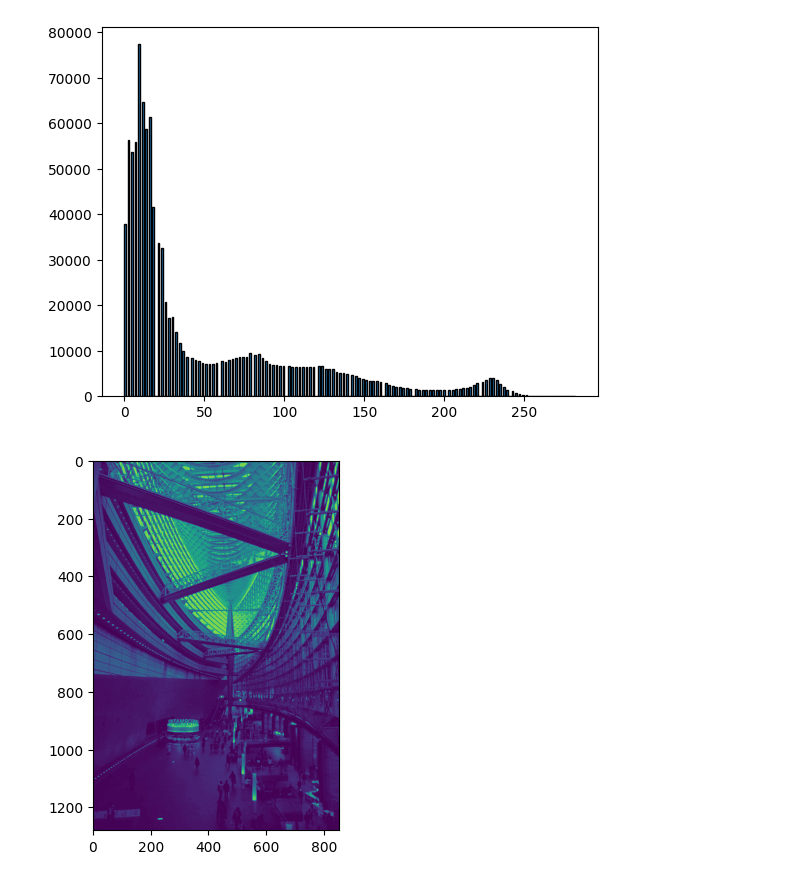
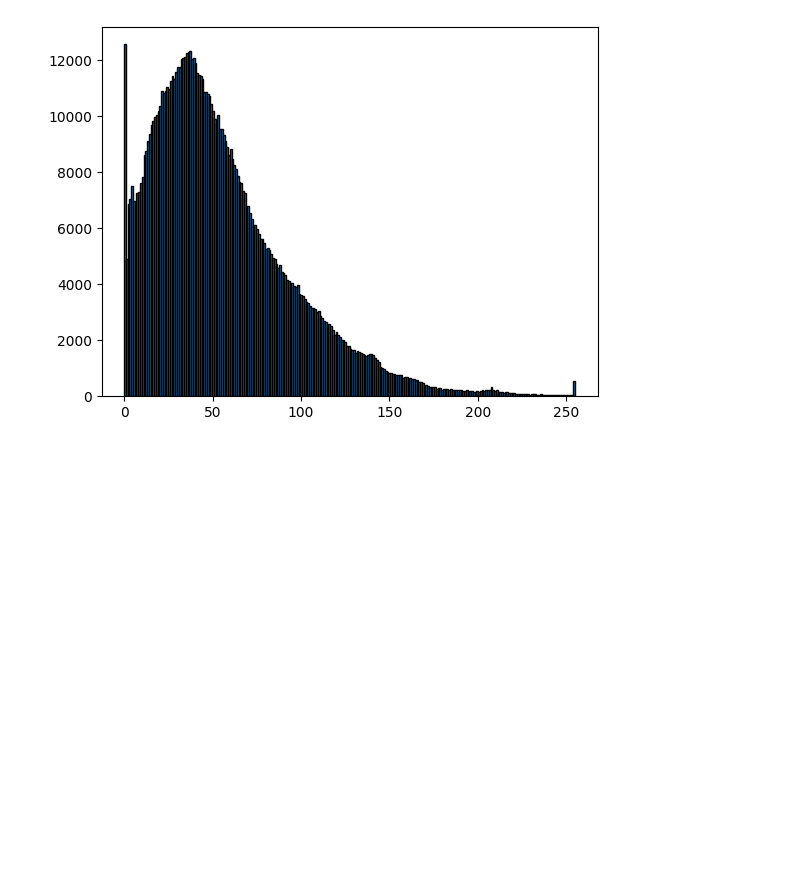
Before and after one commit to FlorianCochachin/procesamiento-imagenes-unmsm, a Jupyter notebook: src/Histograma.ipynb, the cells around one changed output. Drawn from its saved outputs; the diff is of its cells as text; code cells hidden in the pictures; blank space fills up the shorter version.

```diff
--- a/src/Histograma.ipynb
+++ b/src/Histograma.ipynb
@@ -4,7 +4,8 @@ import os
 import matplotlib.pyplot as plt
 import numpy as np
 # %%
-img = cv.imread('tokio.jpg', 0)
-plt.imshow(img)
+img = cv.imread('imagenes/edificios.jpg', 0)
+plt.imshow(img, 'gray')
 plt.show()
+print(img.shape)
 # %% [output]
@@ -12,13 +14,12 @@ plt.show()
 # %%
 #histograma
-img_prueba = img * (256/110)
-datos = np.reshape(img_prueba, a * b)
+#img_prueba = img * (256/110)
+a,b = img.shape
+datos = np.reshape(img, a * b)
 plt.hist(datos, bins=256, edgecolor = 'black',  linewidth=1)
 #plt.hist(h)
 plt.show()
-plt.imshow(img_prueba)
 plt.show()
 # %% [output]
-[figure, old version]
+[figure, new version]
-[figure, removed]
 # %%
```
Also changed, not shown: parts of 7 cells of this notebook, 4 other files.
